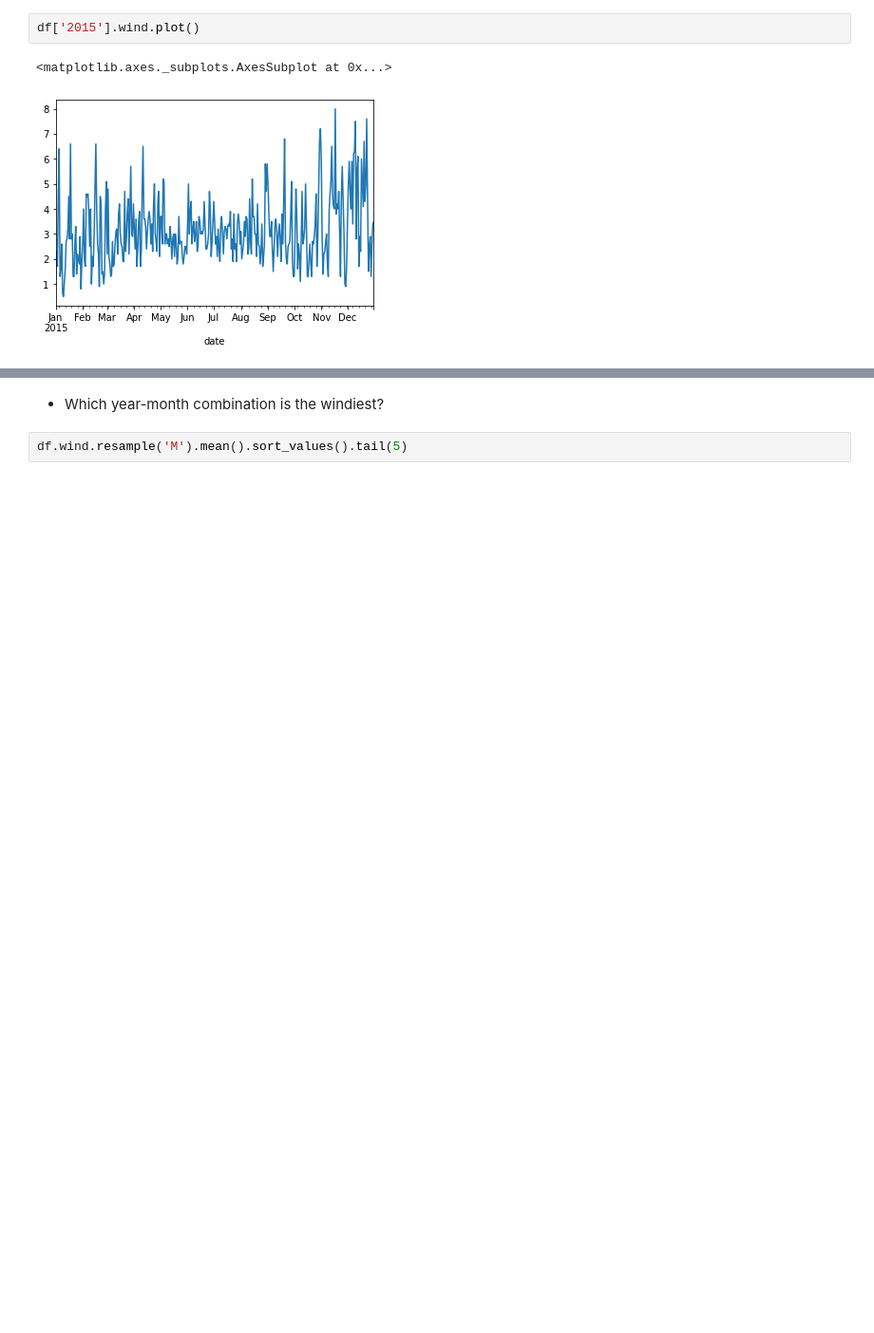
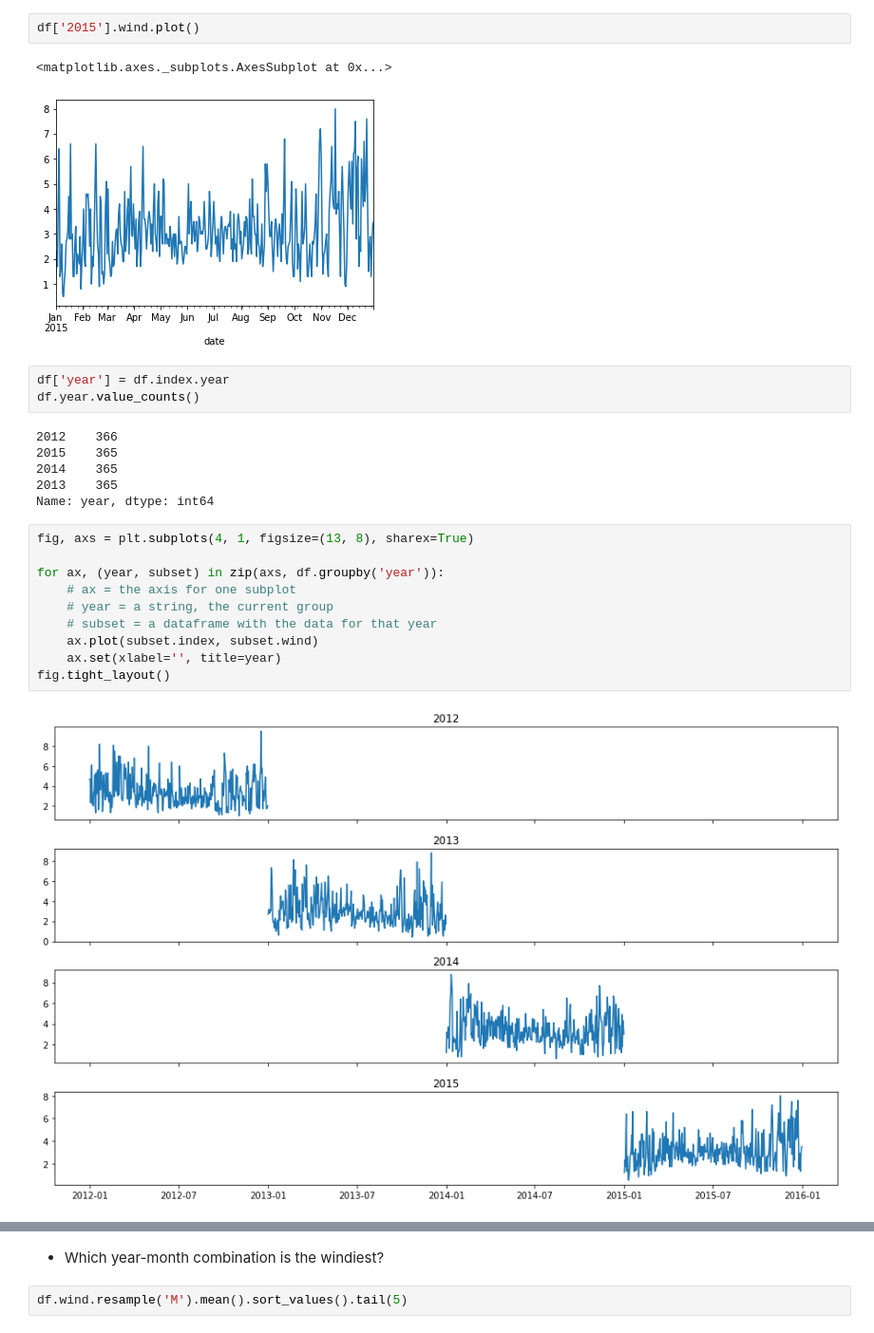
Before and after one commit to CodeupClassroom/darden-time-series-exercises, a Jupyter notebook: ts-data-manipulation.ipynb, the cells around one changed output, grey strips where cells are left out. Shown: that part at 95% size. Saved outputs shown, nothing was run; the diff lists cells and outputs as text; blank space fills up the shorter version.

```diff
--- a/ts-data-manipulation.ipynb
+++ b/ts-data-manipulation.ipynb
@@ -138,3 +138,24 @@ df['2015'].wind.plot()
 # %% [output]
 <matplotlib.axes._subplots.AxesSubplot at 0x...>
 [figure]
+# %%
+df['year'] = df.index.year
+df.year.value_counts()
+# %% [output]
+2012    366
+2015    365
+2014    365
+2013    365
+Name: year, dtype: int64
+# %%
+fig, axs = plt.subplots(4, 1, figsize=(13, 8), sharex=True)
+
+for ax, (year, subset) in zip(axs, df.groupby('year')):
+    # ax = the axis for one subplot
+    # year = a string, the current group
+    # subset = a dataframe with the data for that year
+    ax.plot(subset.index, subset.wind)
+    ax.set(xlabel='', title=year)
+fig.tight_layout()
+# %% [output]
+[figure, added]
```
Also changed, not shown: parts of 3 cells of this notebook.
